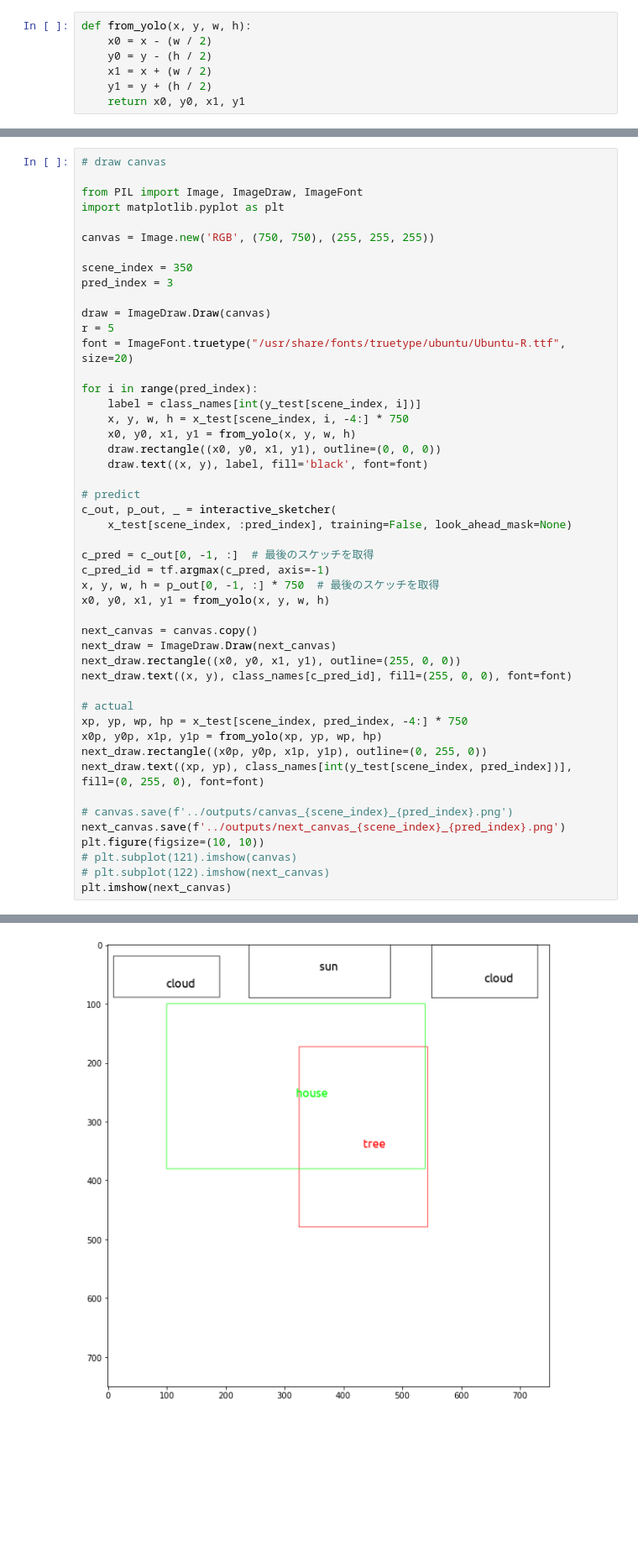
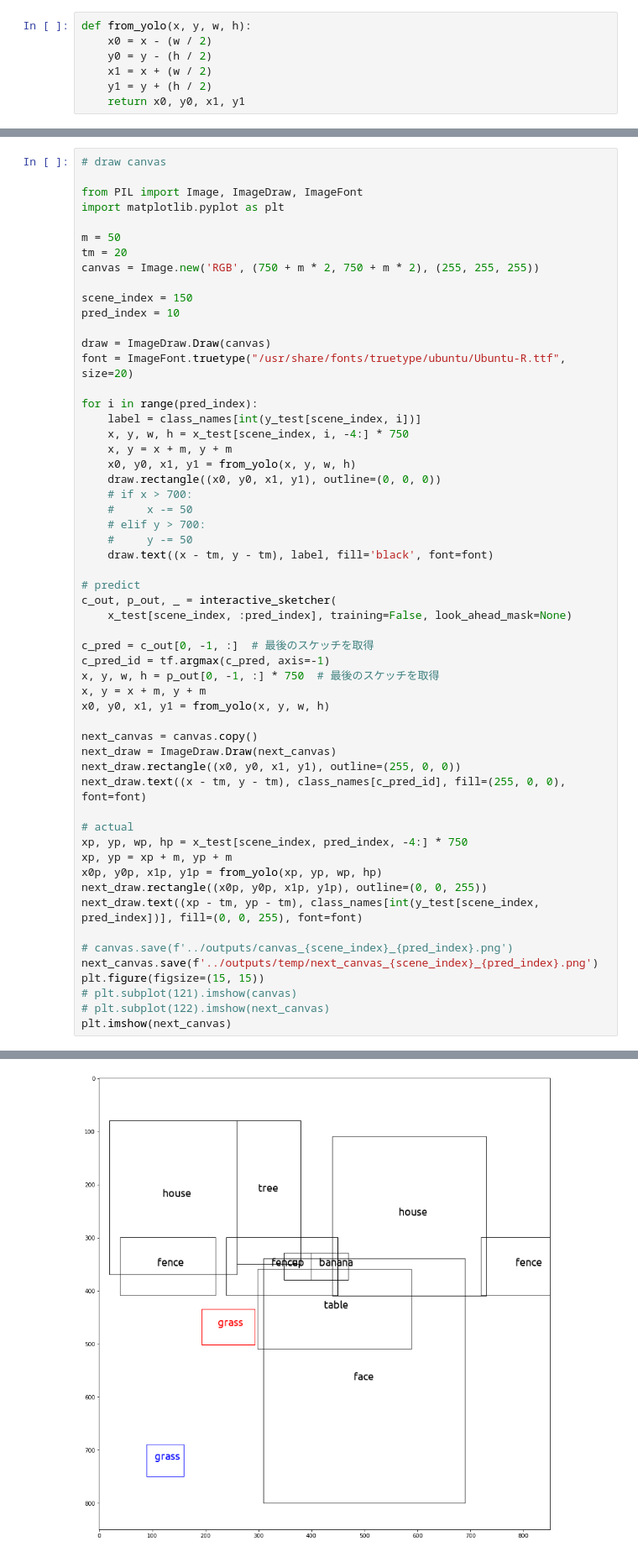
Before and after one commit to skyloken/interactive-sketcher, a Jupyter notebook: notebooks/interactive_sketcher_demo.ipynb, the cells around one changed output, grey strips where cells are left out. Shown at 84% size. Cells and saved outputs as stored; diff of their text form; blank space fills up the shorter version.

```diff
--- a/notebooks/interactive_sketcher_demo.ipynb
+++ b/notebooks/interactive_sketcher_demo.ipynb
@@ -122,48 +122,56 @@ pred position:  [393.61206 485.26163  92.75974 132.95798]
 from PIL import Image, ImageDraw, ImageFont
 import matplotlib.pyplot as plt
 
-canvas = Image.new('RGB', (750, 750), (255, 255, 255))
+m = 50
+tm = 20
+canvas = Image.new('RGB', (750 + m * 2, 750 + m * 2), (255, 255, 255))
 
-scene_index = 350
-pred_index = 3
+scene_index = 150
+pred_index = 10
 
 draw = ImageDraw.Draw(canvas)
-r = 5
 font = ImageFont.truetype("/usr/share/fonts/truetype/ubuntu/Ubuntu-R.ttf", size=20)
 
 for i in range(pred_index):
     label = class_names[int(y_test[scene_index, i])]
     x, y, w, h = x_test[scene_index, i, -4:] * 750
+    x, y = x + m, y + m
     x0, y0, x1, y1 = from_yolo(x, y, w, h)
     draw.rectangle((x0, y0, x1, y1), outline=(0, 0, 0))
-    draw.text((x, y), label, fill='black', font=font)
+    # if x > 700:
+    #     x -= 50
+    # elif y > 700:
+    #     y -= 50
+    draw.text((x - tm, y - tm), label, fill='black', font=font)
 
 # predict
 c_out, p_out, _ = interactive_sketcher(
     x_test[scene_index, :pred_index], training=False, look_ahead_mask=None)
 
 c_pred = c_out[0, -1, :]  # 最後のスケッチを取得
 c_pred_id = tf.argmax(c_pred, axis=-1)
 x, y, w, h = p_out[0, -1, :] * 750  # 最後のスケッチを取得
+x, y = x + m, y + m
 x0, y0, x1, y1 = from_yolo(x, y, w, h)
 
 next_canvas = canvas.copy()
 next_draw = ImageDraw.Draw(next_canvas)
 next_draw.rectangle((x0, y0, x1, y1), outline=(255, 0, 0))
-next_draw.text((x, y), class_names[c_pred_id], fill=(255, 0, 0), font=font)
+next_draw.text((x - tm, y - tm), class_names[c_pred_id], fill=(255, 0, 0), font=font)
 
 # actual
 xp, yp, wp, hp = x_test[scene_index, pred_index, -4:] * 750
+xp, yp = xp + m, yp + m
 x0p, y0p, x1p, y1p = from_yolo(xp, yp, wp, hp)
-next_draw.rectangle((x0p, y0p, x1p, y1p), outline=(0, 255, 0))
-next_draw.text((xp, yp), class_names[int(y_test[scene_index, pred_index])], fill=(0, 255, 0), font=font)
+next_draw.rectangle((x0p, y0p, x1p, y1p), outline=(0, 0, 255))
+next_draw.text((xp - tm, yp - tm), class_names[int(y_test[scene_index, pred_index])], fill=(0, 0, 255), font=font)
 
 # canvas.save(f'../outputs/canvas_{scene_index}_{pred_index}.png')
-next_canvas.save(f'../outputs/next_canvas_{scene_index}_{pred_index}.png')
-plt.figure(figsize=(10, 10))
+next_canvas.save(f'../outputs/temp/next_canvas_{scene_index}_{pred_index}.png')
+plt.figure(figsize=(15, 15))
 # plt.subplot(121).imshow(canvas)
 # plt.subplot(122).imshow(next_canvas)
 plt.imshow(next_canvas)
 # %% [output]
 <matplotlib.image.AxesImage at 0x...>
-[figure, old version]
+[figure, new version]
```
Also changed, not shown: parts of 2 cells of this notebook, 2 other files.
